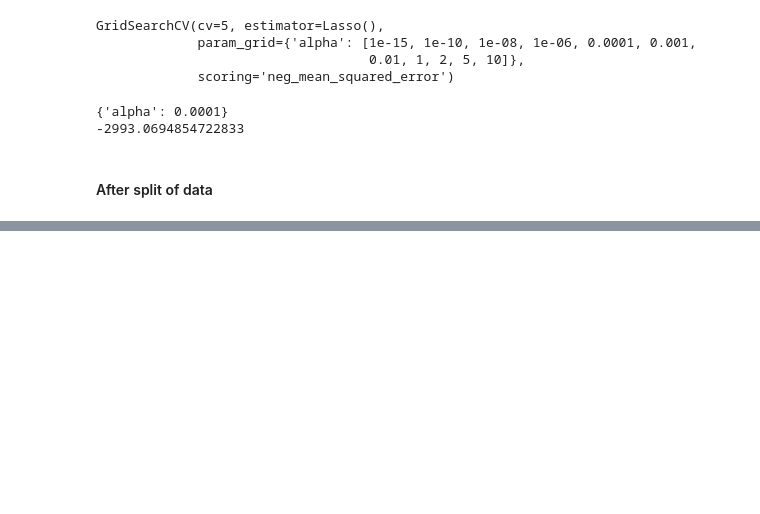
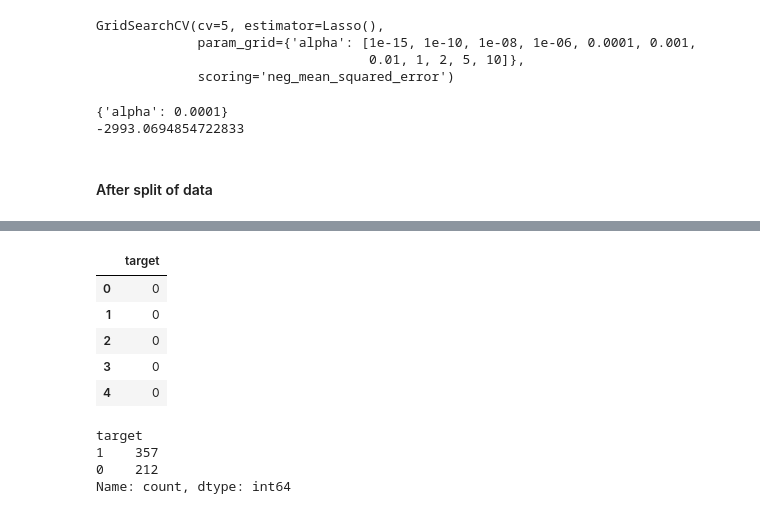
Before and after one commit to HamshikaRam/ML_Algo_Prac, a Jupyter notebook: algo.ipynb, the cells around one changed output, grey strips where cells are left out. Saved outputs shown, nothing was run; the diff lists cells and outputs as text; code cells hidden in the pictures; blank space fills up the shorter version.

```diff
--- a/algo.ipynb
+++ b/algo.ipynb
@@ -213,0 +275,16 @@ Adjusted R² Score: 9.080238508442333
+# %%
+y.head()
+# %% [output]
+|  | target |
+| 0 | 0 |
+| 1 | 0 |
+| 2 | 0 |
+| 3 | 0 |
+| 4 | 0 |
+# %%
+y['target'].value_counts() #to see whether data is balanced or not
+# %% [output]
+target
+1    357
+0    212
+Name: count, dtype: int64
```
Also changed, not shown: parts of 26 cells of this notebook.
